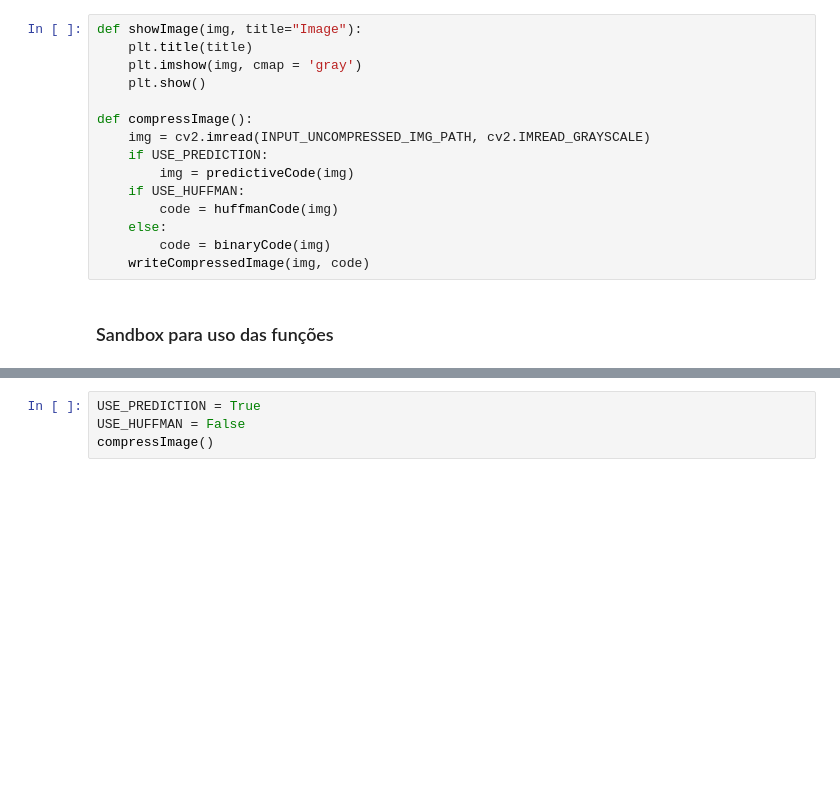
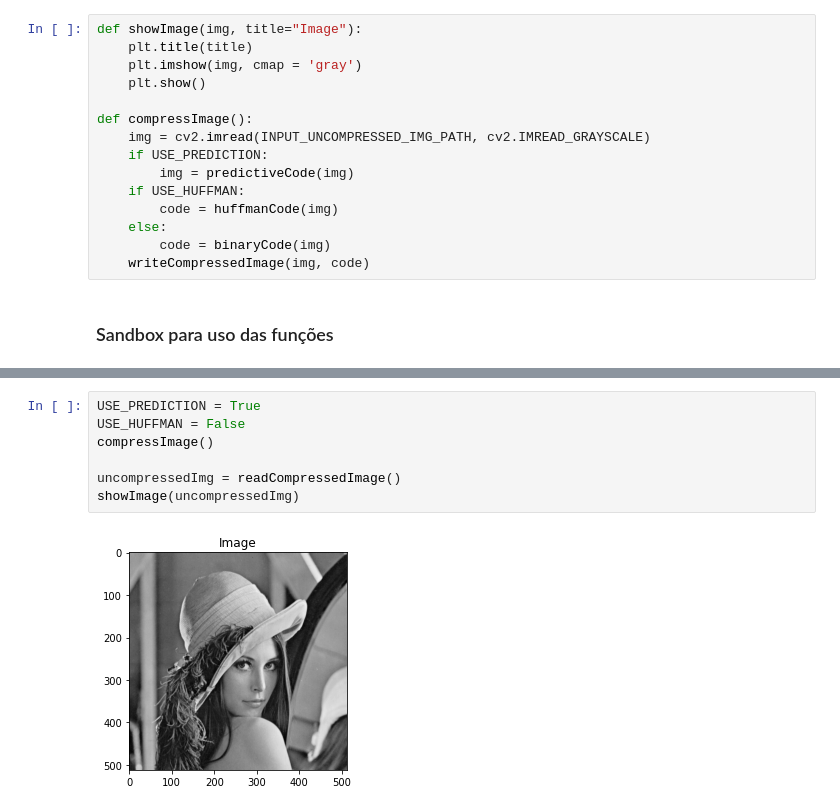
Before and after one commit to felipelrib/image-compressor, a Jupyter notebook: image_compressor.ipynb, the cells around one changed output, grey strips where cells are left out. Drawn from its saved outputs; the diff is of its cells as text; blank space fills up the shorter version.

```diff
--- a/image_compressor.ipynb
+++ b/image_compressor.ipynb
@@ -238,7 +269,12 @@ compressImage()
 # %%
 USE_PREDICTION = True
 USE_HUFFMAN = False
 compressImage()
+
+uncompressedImg = readCompressedImage()
+showImage(uncompressedImg)
+# %% [output]
+[figure, added]
 # %%
 USE_PREDICTION = False
 USE_HUFFMAN = True
```
Also changed, not shown: parts of 7 cells of this notebook, 1 other file.
